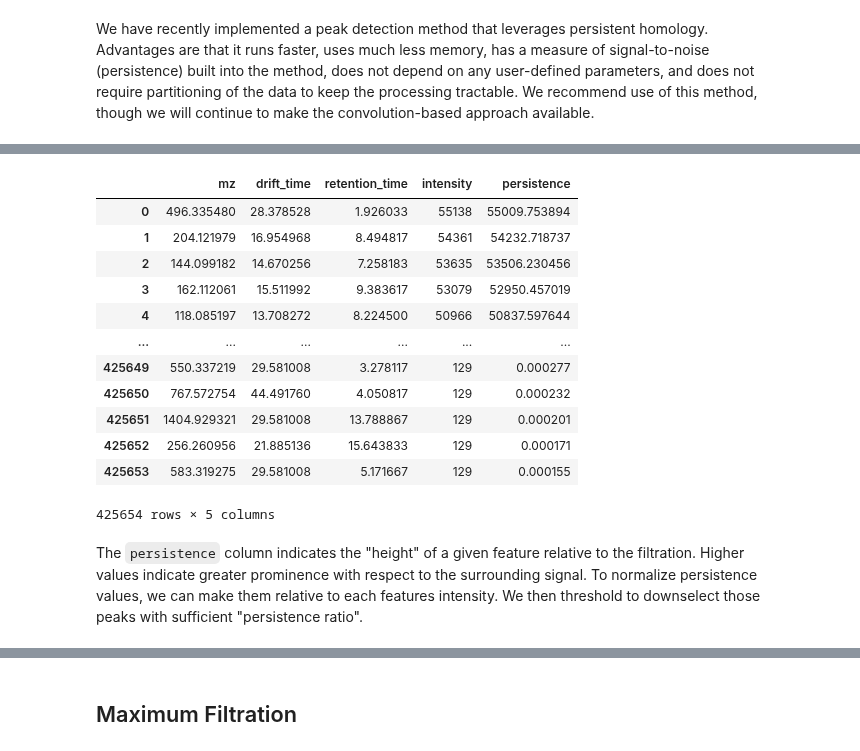
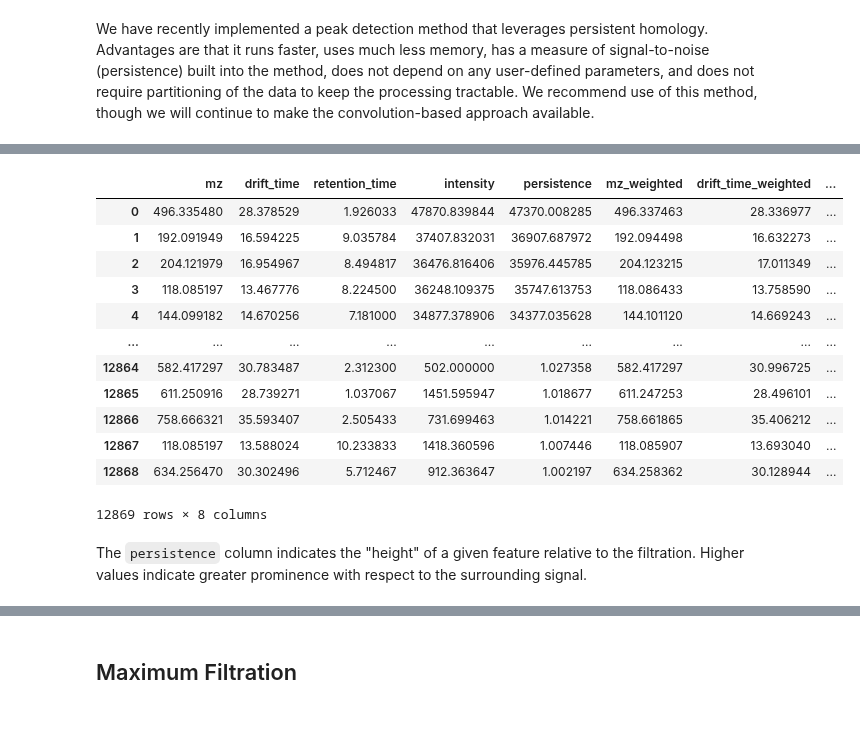
Before and after one commit to pnnl/deimos, a Jupyter notebook: docs/source/user_guide/peak_detection.ipynb, the cells around one changed output, grey strips where cells are left out. Cells and saved outputs as stored; diff of their text form; code cells hidden in the pictures; blank space fills up the shorter version.

```diff
--- a/docs/source/user_guide/peak_detection.ipynb
+++ b/docs/source/user_guide/peak_detection.ipynb
@@ -18,0 +28,4 @@ ms1 = deimos.load('example_data.h5', key='ms1', columns=['mz', 'drift_time', 're
+# %%
+%%time
+# Build factors from raw data
+factors = deimos.build_factors(ms1, dims='detect')
@@ -19,3 +37,4 @@ ms1 = deimos.load('example_data.h5', key='ms1', columns=['mz', 'drift_time', 're
 # %%
-# nominal threshold
-ms1 = deimos.threshold(ms1, threshold=128)
+%%time
+# Nominal threshold
+ms1 = deimos.threshold(ms1, threshold=500)
@@ -21,0 +46,4 @@ ms1 = deimos.threshold(ms1, threshold=128)
+# %%
+%%time
+# Build index
+index = deimos.build_index(ms1, factors)
@@ -21,0 +58,5 @@ ms1 = deimos.threshold(ms1, threshold=128)
+# %%
+%%time
+# Smooth data
+ms1 = deimos.filters.smooth(ms1, index=index, dims=['mz', 'drift_time', 'retention_time'],
+                            radius=[0, 1, 0], iterations=7)
@@ -22,5 +73,11 @@ ms1 = deimos.threshold(ms1, threshold=128)
 # %%
 %%time
-# perform peak detection
-ms1_peaks = deimos.peakpick.persistent_homology(ms1, dims=['mz', 'drift_time', 'retention_time'])
+# Perform peak detection
+ms1_peaks = deimos.peakpick.persistent_homology(ms1, index=index,
+                                                dims=['mz', 'drift_time', 'retention_time'],
+                                                radius=[2, 10, 0])
+
+# Sort by persistence
+ms1_peaks = ms1_peaks.sort_values(by='persistence', ascending=False).reset_index(drop=True)
+ms1_peaks
 # %% [output]
@@ -29,20 +86,16 @@ Wall time: 1min 24s
+|  | mz | drift_time | retention_time | intensity | persistence | mz_weighted | drift_time_weighted | ... |
+| 0 | 496.335480 | 28.378529 | 1.926033 | 47870.839844 | 47370.008285 | 496.337463 | 28.336977 | ... |
+| 1 | 192.091949 | 16.594225 | 9.035784 | 37407.832031 | 36907.687972 | 192.094498 | 16.632273 | ... |
+| 2 | 204.121979 | 16.954967 | 8.494817 | 36476.816406 | 35976.445785 | 204.123215 | 17.011349 | ... |
+| 3 | 118.085197 | 13.467776 | 8.224500 | 36248.109375 | 35747.613753 | 118.086433 | 13.758590 | ... |
+| 4 | 144.099182 | 14.670256 | 7.181000 | 34877.378906 | 34377.035628 | 144.101120 | 14.669243 | ... |
+| ... | ... | ... | ... | ... | ... | ... | ... | ... |
+| 12864 | 582.417297 | 30.783487 | 2.312300 | 502.000000 | 1.027358 | 582.417297 | 30.996725 | ... |
+| 12865 | 611.250916 | 28.739271 | 1.037067 | 1451.595947 | 1.018677 | 611.247253 | 28.496101 | ... |
+| 12866 | 758.666321 | 35.593407 | 2.505433 | 731.699463 | 1.014221 | 758.661865 | 35.406212 | ... |
+| 12867 | 118.085197 | 13.588024 | 10.233833 | 1418.360596 | 1.007446 | 118.085907 | 13.693040 | ... |
+| 12868 | 634.256470 | 30.302496 | 5.712467 | 912.363647 | 1.002197 | 634.258362 | 30.128944 | ... |
+12869 rows × 8 columns
-# %%
-ms1_peaks = ms1_peaks.sort_values(by='persistence', ascending=False).reset_index(drop=True)
-ms1_peaks
-# %% [output]
-|  | mz | drift_time | retention_time | intensity | persistence |
-| 0 | 496.335480 | 28.378528 | 1.926033 | 55138 | 55009.753894 |
-| 1 | 204.121979 | 16.954968 | 8.494817 | 54361 | 54232.718737 |
-| 2 | 144.099182 | 14.670256 | 7.258183 | 53635 | 53506.230456 |
-| 3 | 162.112061 | 15.511992 | 9.383617 | 53079 | 52950.457019 |
-| 4 | 118.085197 | 13.708272 | 8.224500 | 50966 | 50837.597644 |
-| ... | ... | ... | ... | ... | ... |
-| 425649 | 550.337219 | 29.581008 | 3.278117 | 129 | 0.000277 |
-| 425650 | 767.572754 | 44.491760 | 4.050817 | 129 | 0.000232 |
-| 425651 | 1404.929321 | 29.581008 | 13.788867 | 129 | 0.000201 |
-| 425652 | 256.260956 | 21.885136 | 15.643833 | 129 | 0.000171 |
-| 425653 | 583.319275 | 29.581008 | 5.171667 | 129 | 0.000155 |
-425654 rows × 5 columns
 # %% [markdown]
-The `persistence` column indicates the "height" of a given feature relative to the filtration. Higher values indicate greater prominence with respect to the surrounding signal.
-To normalize persistence values, we can make them relative to each features intensity. We then threshold to downselect those peaks with sufficient "persistence ratio".
+The `persistence` column indicates the "height" of a given feature relative to the filtration.
+Higher values indicate greater prominence with respect to the surrounding signal.
```
Also changed, not shown: parts of 19 cells of this notebook, 6 other files.
